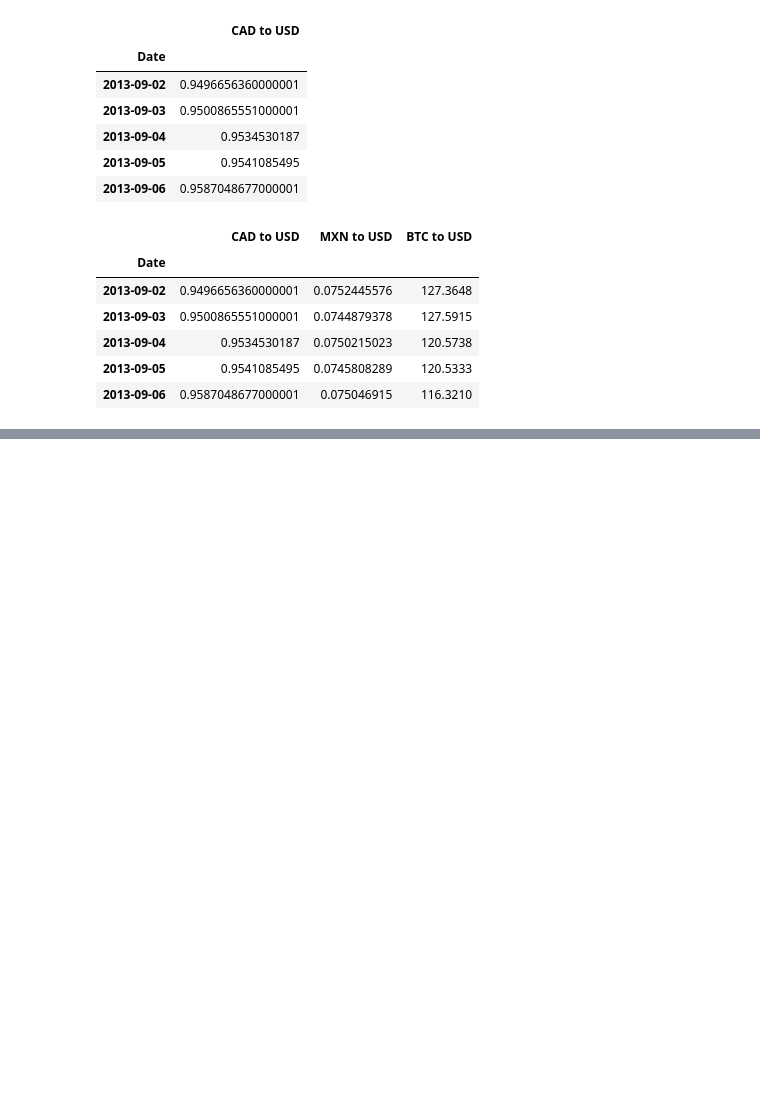
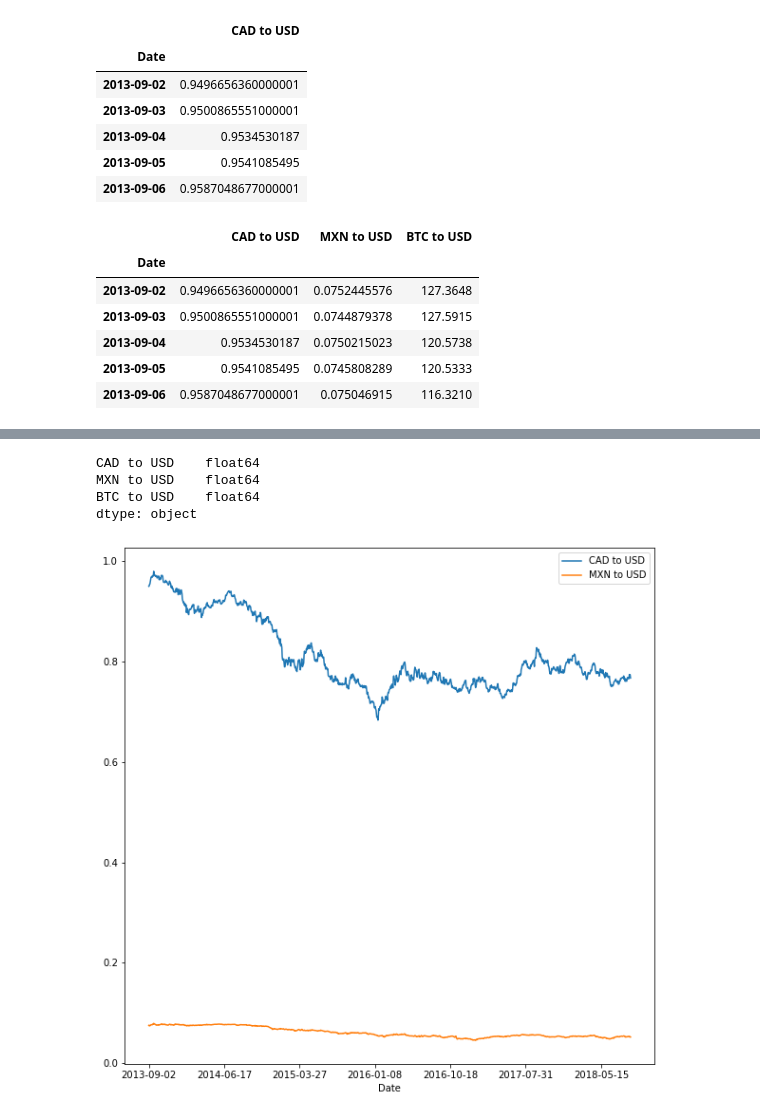
Before and after one commit to jjparrae97/Project-1, a Jupyter notebook: Resources/btc_data_cleanup.ipynb, the cells around one changed output, grey strips where cells are left out. Saved outputs shown, nothing was run; the diff lists cells and outputs as text; code cells hidden in the pictures; blank space fills up the shorter version.

```diff
--- a/Resources/btc_data_cleanup.ipynb
+++ b/Resources/btc_data_cleanup.ipynb
@@ -89,0 +106,15 @@ currency_data.head()
+# %%
+currency_data.dtypes
+# %% [output]
+CAD to USD    float64
+MXN to USD    float64
+BTC to USD    float64
+dtype: object
+# %%
+currency_data['CAD to USD'] = currency_data['CAD to USD'].astype("float")
+# %%
+currency_data['MXN to USD'] = currency_data['MXN to USD'].astype("float")
+# %%
+currency_data[["CAD to USD","MXN to USD"]].plot(figsize=(10,10));
+# %% [output]
+[figure, added]
```
Also changed, not shown: parts of 1 cell of this notebook, 1 other file.
